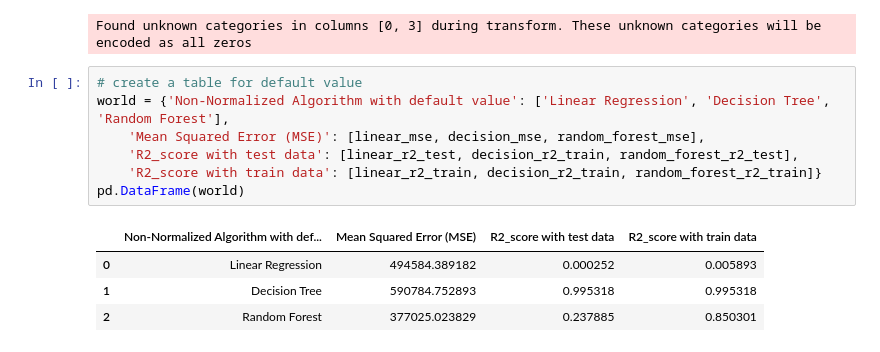
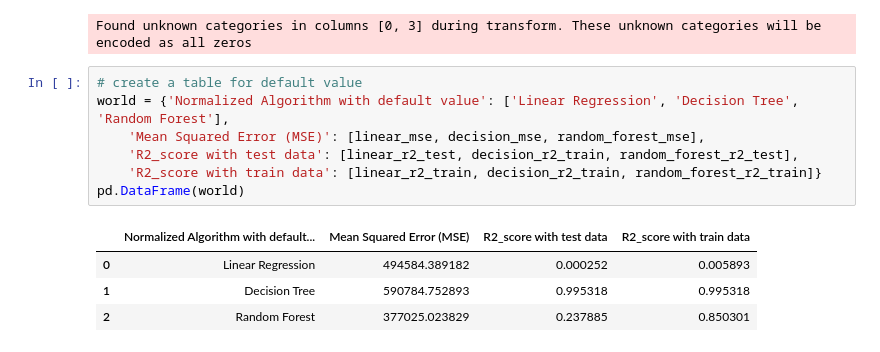
Before and after one commit to Vincent3003/Analyze-Layoff-Data, a Jupyter notebook: Project.ipynb, the cells around one changed output. Drawn from its saved outputs; the diff is of its cells as text.

```diff
--- a/Project.ipynb
+++ b/Project.ipynb
@@ -823,13 +823,13 @@ random_forest_r2_train = metrics.r2_score(y_train, random_forest_pred_train)
 Found unknown categories in columns [0, 3] during transform. These unknown categories will be encoded as all zeros
 # %%
 # create a table for default value
-world = {'Non-Normalized Algorithm with default value': ['Linear Regression', 'Decision Tree', 'Random Forest'],
+world = {'Normalized Algorithm with default value': ['Linear Regression', 'Decision Tree', 'Random Forest'],
     'Mean Squared Error (MSE)': [linear_mse, decision_mse, random_forest_mse],
     'R2_score with test data': [linear_r2_test, decision_r2_train, random_forest_r2_test],
     'R2_score with train data': [linear_r2_train, decision_r2_train, random_forest_r2_train]}
 pd.DataFrame(world)
 # %% [output]
-|  | Non-Normalized Algorithm with def... | Mean Squared Error (MSE) | R2_score with test data | R2_score with train data |
+|  | Normalized Algorithm with default... | Mean Squared Error (MSE) | R2_score with test data | R2_score with train data |
 | 0 | Linear Regression | 494584.389182 | 0.000252 | 0.005893 |
 | 1 | Decision Tree | 590784.752893 | 0.995318 | 0.995318 |
 | 2 | Random Forest | 377025.023829 | 0.237885 | 0.850301 |
```
Also changed, not shown: parts of 3 cells of this notebook.
